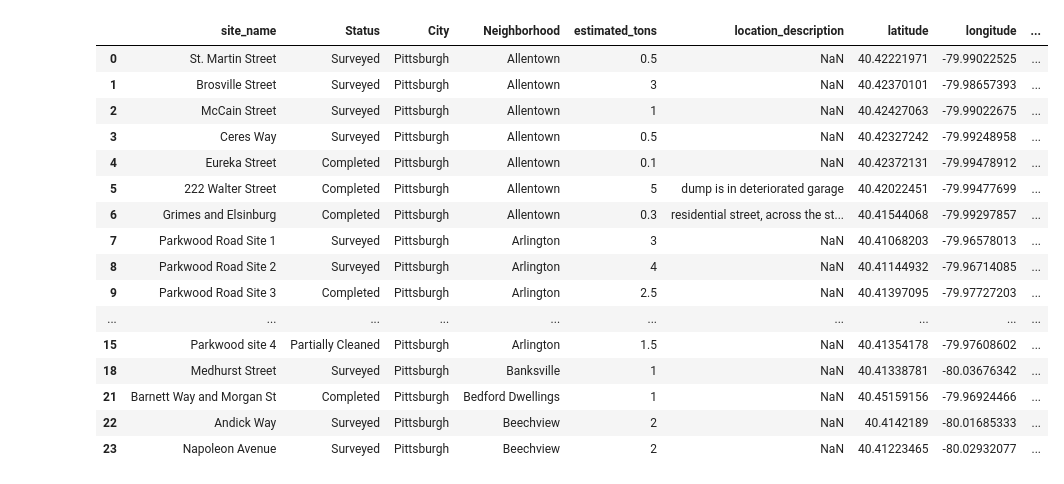
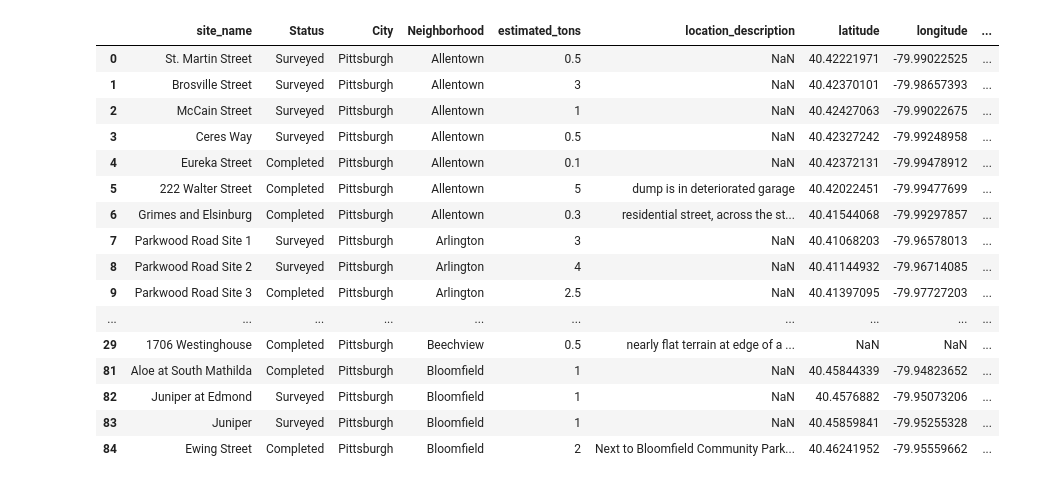
Before and after one commit to janereilly10/Final-Project, a Jupyter notebook: dump.ipynb, the cells around one changed output. Saved outputs shown, nothing was run; the diff lists cells and outputs as text; code cells hidden in the pictures.

```diff
--- a/dump.ipynb
+++ b/dump.ipynb
@@ -10,23 +10,24 @@ ssl._create_default_https_context = ssl._create_unverified_context
 # %%
 dump_site = pd.read_csv("https://data.wprdc.org/dataset/ed4cf849-d323-4d01-8a13-675d283f1ac9/resource/ee834d8d-ae71-4b3b-b02b-312ba321ff17/download/illegaldumpsites.csv")
 dump = dump_site.loc[dump_site['City'] == 'Pittsburgh']
-dump.head(20)
+dump2 = dump.loc[dump['Neighborhood']!= 'Beltzhoover']
+dump2.head(30)
 # %% [output]
 |  | site_name | Status | City | Neighborhood | estimated_tons | location_description | latitude | longitude | ... |
 | 0 | St. Martin Street | Surveyed | Pittsburgh | Allentown | 0.5 | NaN | 40.42221971 | -79.99022525 | ... |
 | 1 | Brosville Street | Surveyed | Pittsburgh | Allentown | 3 | NaN | 40.42370101 | -79.98657393 | ... |
 | 2 | McCain Street | Surveyed | Pittsburgh | Allentown | 1 | NaN | 40.42427063 | -79.99022675 | ... |
 | 3 | Ceres Way | Surveyed | Pittsburgh | Allentown | 0.5 | NaN | 40.42327242 | -79.99248958 | ... |
 | 4 | Eureka Street | Completed | Pittsburgh | Allentown | 0.1 | NaN | 40.42372131 | -79.99478912 | ... |
 | 5 | 222 Walter Street | Completed | Pittsburgh | Allentown | 5 | dump is in deteriorated garage | 40.42022451 | -79.99477699 | ... |
 | 6 | Grimes and Elsinburg | Completed | Pittsburgh | Allentown | 0.3 | residential street, across the st... | 40.41544068 | -79.99297857 | ... |
 | 7 | Parkwood Road Site 1 | Surveyed | Pittsburgh | Arlington | 3 | NaN | 40.41068203 | -79.96578013 | ... |
 | 8 | Parkwood Road Site 2 | Surveyed | Pittsburgh | Arlington | 4 | NaN | 40.41144932 | -79.96714085 | ... |
 | 9 | Parkwood Road Site 3 | Completed | Pittsburgh | Arlington | 2.5 | NaN | 40.41397095 | -79.97727203 | ... |
 | ... | ... | ... | ... | ... | ... | ... | ... | ... | ... |
-| 15 | Parkwood site 4 | Partially Cleaned | Pittsburgh | Arlington | 1.5 | NaN | 40.41354178 | -79.97608602 | ... |
-| 18 | Medhurst Street | Surveyed | Pittsburgh | Banksville | 1 | NaN | 40.41338781 | -80.03676342 | ... |
-| 21 | Barnett Way and Morgan St | Completed | Pittsburgh | Bedford Dwellings | 1 | NaN | 40.45159156 | -79.96924466 | ... |
-| 22 | Andick Way | Surveyed | Pittsburgh | Beechview | 2 | NaN | 40.4142189 | -80.01685333 | ... |
-| 23 | Napoleon Avenue | Surveyed | Pittsburgh | Beechview | 2 | NaN | 40.41223465 | -80.02932077 | ... |
+| 29 | 1706 Westinghouse | Completed | Pittsburgh | Beechview | 0.5 | nearly flat terrain at edge of a ... | NaN | NaN | ... |
+| 81 | Aloe at South Mathilda | Completed | Pittsburgh | Bloomfield | 1 | NaN | 40.45844339 | -79.94823652 | ... |
+| 82 | Juniper at Edmond | Surveyed | Pittsburgh | Bloomfield | 1 | NaN | 40.4576882 | -79.95073206 | ... |
+| 83 | Juniper | Surveyed | Pittsburgh | Bloomfield | 1 | NaN | 40.45859841 | -79.95255328 | ... |
+| 84 | Ewing Street | Completed | Pittsburgh | Bloomfield | 2 | Next to Bloomfield Community Park... | 40.46241952 | -79.95559662 | ... |
 # %%
```
Also changed, not shown: parts of 3 cells of this notebook.
